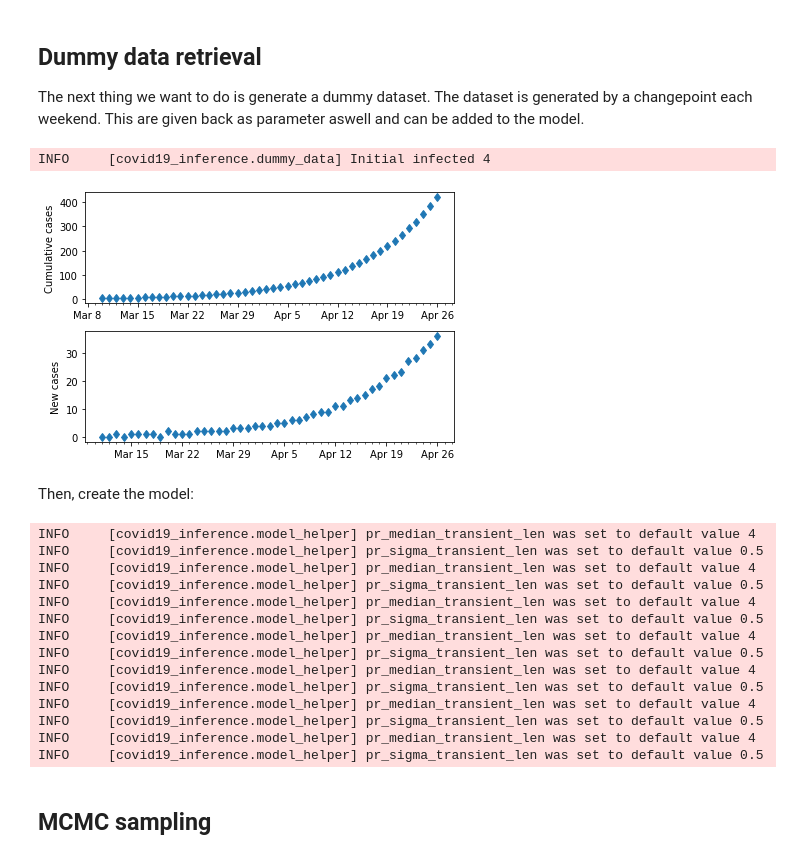
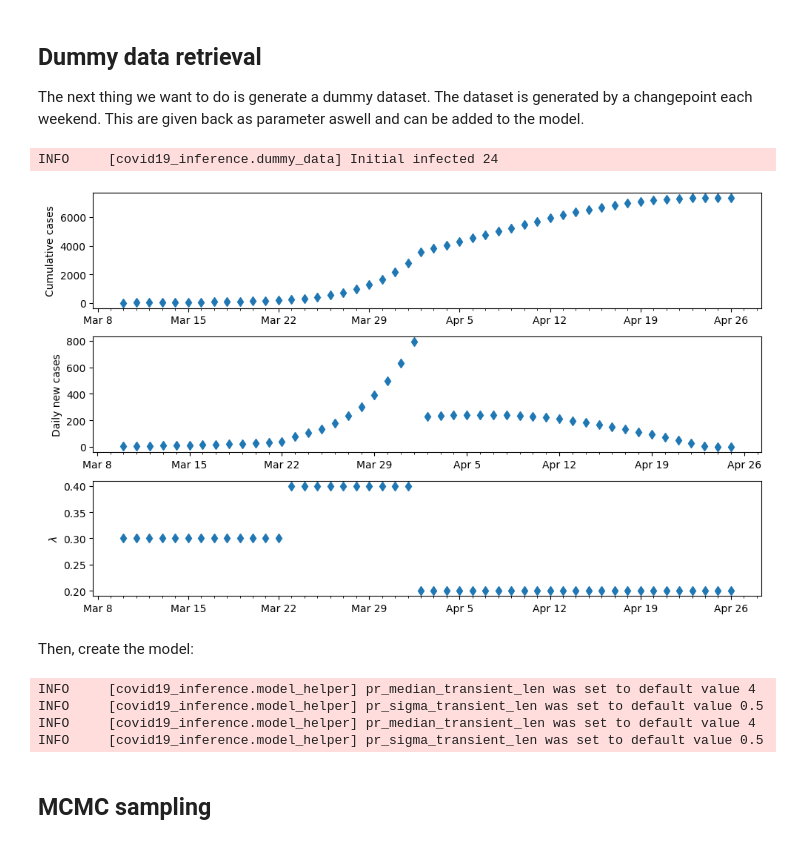
Before and after one commit to Priesemann-Group/covid19_inference, a Jupyter notebook: scripts/example_dummy_data.ipynb, the cells around one changed output. Saved outputs shown, nothing was run; the diff lists cells and outputs as text; code cells hidden in the pictures.

Commit message:
Changed dummy data to use two fixed changepoints for now -> Testing

```diff
--- a/scripts/example_dummy_data.ipynb
+++ b/scripts/example_dummy_data.ipynb
@@ -31,27 +34,36 @@ except ModuleNotFoundError:
 ## Dummy data retrieval
 
 The next thing we want to do is generate a dummy dataset. The dataset is generated by a changepoint each weekend. This are given back as parameter aswell and can be added to the model.
+# %%
+#Create dates for filter/data generation
+data_begin = datetime.datetime(2020,3,10)
+data_end = datetime.datetime(2020,4,26)
+
+#Get dummy data
+
+lambda_initial = 0.3
+mu = 0.12
+
+data, changepoints = cov19.dummy_data.get_dummy_data(data_begin, data_end, lambda_initial, mu)
+new_cases_obs = data["confirmed"].diff().iloc[1:]
+# %% [output]
+INFO     [covid19_inference.dummy_data] Initial infected 24
 # %%
-#Create dates for filter/data generation
-data_begin = datetime.datetime(2020,3,10)
-data_end = datetime.datetime(2020,4,26)
-
-#Get dummy data
-total_cases, changepoints = cov19.dummy_data.get_dummy_data(data_begin, data_end, 0.5)
-new_cases_obs = total_cases.diff().iloc[1:]
-
 #Plot dummy data
-fig, ax = plt.subplots(2,1)
-cov19.plot._timeseries(total_cases["confirmed"].index, total_cases["confirmed"],ax[0],lw=0)
-cov19.plot._timeseries(new_cases_obs["confirmed"].index, new_cases_obs["confirmed"],ax[1],lw=0)
+fig, ax = plt.subplots(3,1,figsize=(10,6))
+cov19.plot._timeseries(data.index, data["confirmed"] ,ax[0],lw=0)
+cov19.plot._timeseries(data.index[:-1], new_cases_obs ,ax[1],lw=0)
+cov19.plot._timeseries(data.index, data["lambda_t"] ,ax[2],lw=0)
 ax[0].set_ylabel("Cumulative cases")
-ax[1].set_ylabel("New cases")
+ax[1].set_ylabel("Daily new cases")
+ax[2].set_ylabel(f"$\lambda$")
 cov19.plot._format_date_xticks(ax[0])
 cov19.plot._format_date_xticks(ax[1])
+cov19.plot._format_date_xticks(ax[2])
 plt.tight_layout()
+fig
 # %% [output]
-INFO     [covid19_inference.dummy_data] Initial infected 4
-[figure, old version]
+[figure, new version]
 # %%
 diff_data_sim = 16 # should be significantly larger than the expected delay, in
                    # order to always fit the same number of data points.
@@ -67,7 +79,7 @@ for cp in changepoints:
 # %% [markdown]
 Then, create the model:
 # %%
-params_model = dict(new_cases_obs = new_cases_obs["confirmed"],
+params_model = dict(new_cases_obs = new_cases_obs,
                     data_begin = data_begin,
                     fcast_len = num_days_forecast,
                     diff_data_sim = diff_data_sim,
@@ -96,16 +108,6 @@ INFO     [covid19_inference.model_helper] pr_median_transient_len was set to def
 INFO     [covid19_inference.model_helper] pr_sigma_transient_len was set to default value 0.5
 INFO     [covid19_inference.model_helper] pr_median_transient_len was set to default value 4
 INFO     [covid19_inference.model_helper] pr_sigma_transient_len was set to default value 0.5
-INFO     [covid19_inference.model_helper] pr_median_transient_len was set to default value 4
-INFO     [covid19_inference.model_helper] pr_sigma_transient_len was set to default value 0.5
-INFO     [covid19_inference.model_helper] pr_median_transient_len was set to default value 4
-INFO     [covid19_inference.model_helper] pr_sigma_transient_len was set to default value 0.5
-INFO     [covid19_inference.model_helper] pr_median_transient_len was set to default value 4
-INFO     [covid19_inference.model_helper] pr_sigma_transient_len was set to default value 0.5
-INFO     [covid19_inference.model_helper] pr_median_transient_len was set to default value 4
-INFO     [covid19_inference.model_helper] pr_sigma_transient_len was set to default value 0.5
-INFO     [covid19_inference.model_helper] pr_median_transient_len was set to default value 4
-INFO     [covid19_inference.model_helper] pr_sigma_transient_len was set to default value 0.5
 # %% [markdown]
 ## MCMC sampling
 # %%
```
Also changed, not shown: parts of 5 cells of this notebook, 1 other file.
